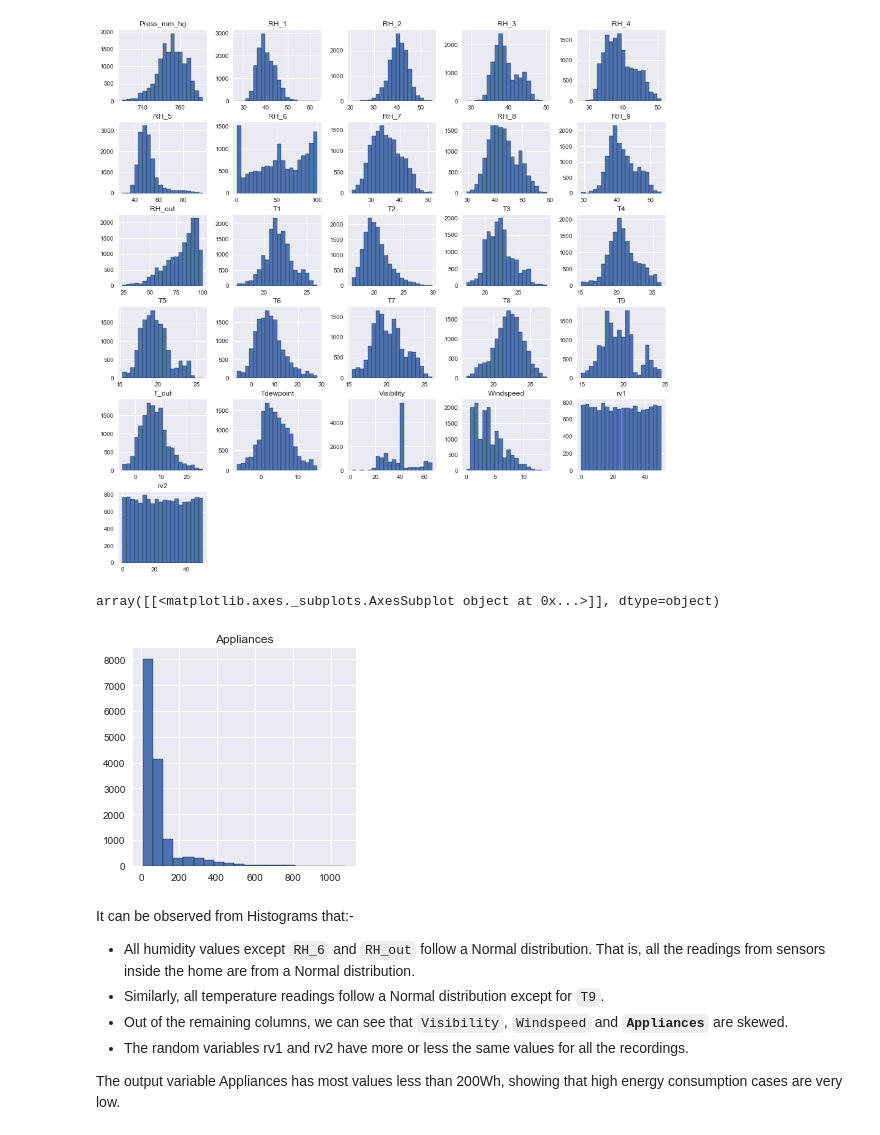
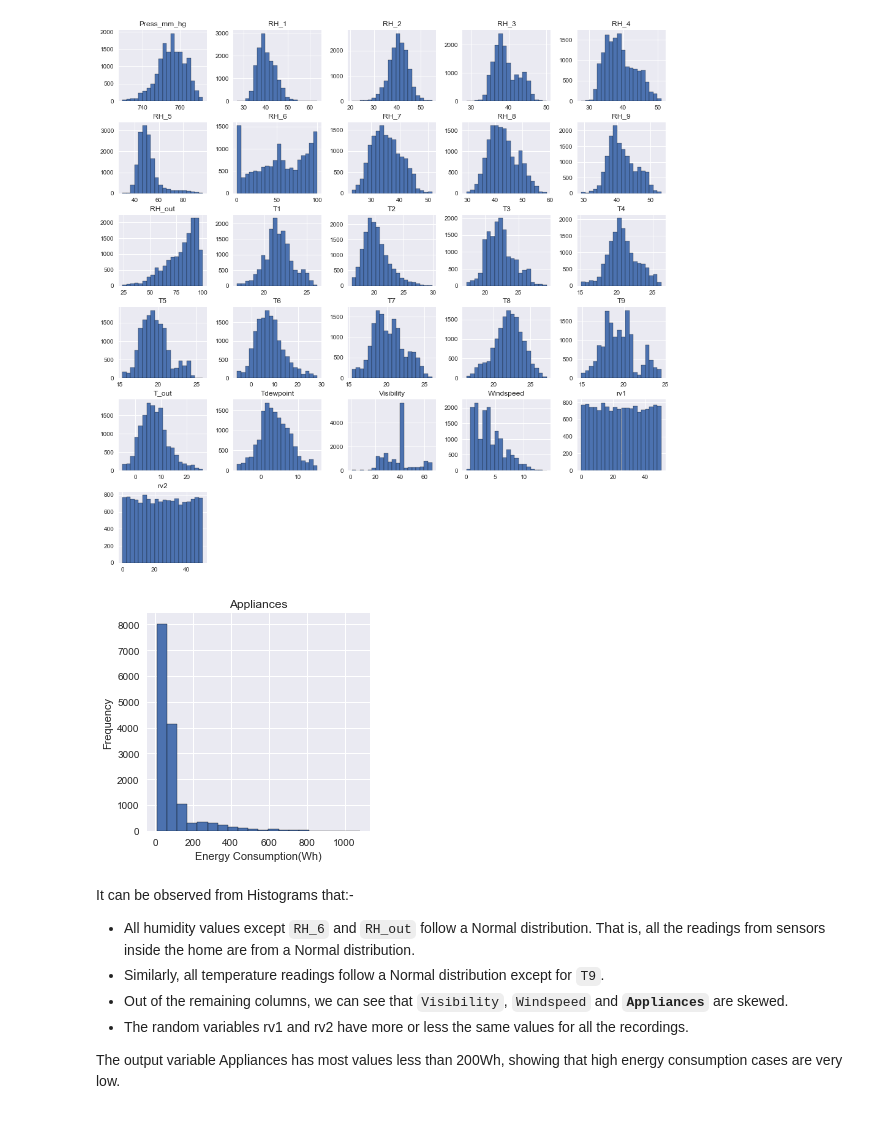
Before and after one commit to bigfatgoalie/MLND_capstone, a Jupyter notebook: predict_energy_consumption.ipynb, the cells around one changed output. Saved outputs shown, nothing was run; the diff lists cells and outputs as text; code cells hidden in the pictures.

```diff
--- a/predict_energy_consumption.ipynb
+++ b/predict_energy_consumption.ipynb
@@ -153,10 +163,12 @@ hists = input_vars.hist(figsize=(16, 16), bins=20,edgecolor='black')
 # %% [output]
 [figure]
 # %%
-output_var.hist(figsize=(4,4), bins=20,edgecolor='black')
+ax = output_var.hist(figsize=(4,4), bins=20,edgecolor='black')
+for axe in ax.flatten():
+    axe.set_xlabel("Energy Consumption(Wh)")
+    axe.set_ylabel("Frequency")
 # %% [output]
-array([[<matplotlib.axes._subplots.AxesSubplot object at 0x...>]], dtype=object)
-[figure, old version]
+[figure, new version]
 # %% [markdown]
 It can be observed from Histograms that:-
 * All humidity values except `RH_6` and `RH_out` follow a Normal distribution. That is, all the readings from sensors inside the home are from a Normal distribution.
```
Also changed, not shown: parts of 2 cells of this notebook.
